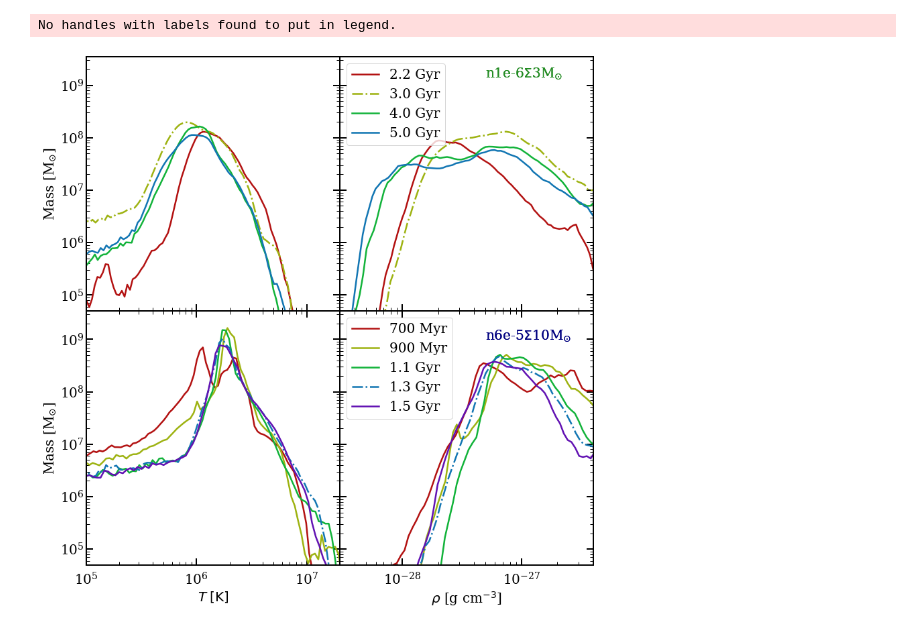
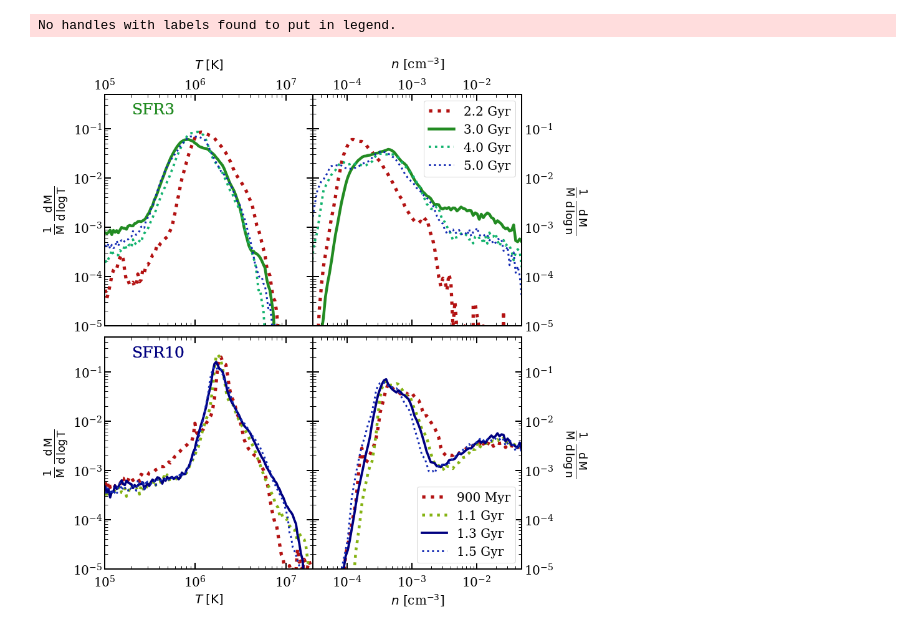
Before and after one commit to aditivijayan/CGM, a Jupyter notebook: PlotsForPaper/PlotSpectra/time_series.ipynb, the cells around one changed output. Saved outputs shown, nothing was run; the diff lists cells and outputs as text; code cells hidden in the pictures.

```diff
--- a/PlotsForPaper/PlotSpectra/time_series.ipynb
+++ b/PlotsForPaper/PlotSpectra/time_series.ipynb
@@ -29,13 +29,14 @@ plt.rcParams['ytick.direction']='in'
 plt.rcParams['lines.linewidth'] = 2.5
 from matplotlib.ticker import MultipleLocator
 # %%
-base     = "/home/aditiv/CGM/Pyxsim/Spectra/"
+base     = "/mnt/lustre/ast2/astadit/CGM/Pyxsim/Spectra/"
 Msun     = 2.e33
+mp       = 1.67e-24
 folder   = ["HR_0821_1e-6_SFR3/", "HR_0821_n6e-5_T1e6_hse_SFR10_Rsf2kpc/"]
 
 filename = ["DD0220/", "DD0300/",  "DD0400/",  "DD0500/",\
-            "DD0070/", "DD0090/", "DD0110/", "DD0130/", "DD0150/"]
+            "DD0090/", "DD0110/", "DD0130/", "DD0150/"]
 
-time = [['2.2 Gyr', '3.0 Gyr', '4.0 Gyr', '5.0 Gyr', ''],\
-        ['700 Myr', '900 Myr', '1.1 Gyr', '1.3 Gyr', '1.5 Gyr']]
+time = [['2.2 Gyr', '3.0 Gyr', '4.0 Gyr', '5.0 Gyr'],\
+        ['900 Myr', '1.1 Gyr', '1.3 Gyr', '1.5 Gyr']]
 time = np.asarray(time)
@@ -46,71 +43,105 @@ time[1,1]
 # %%
 i = 0
+ll = ['-.', ':', '-*', '--', '-o', '-^']
 
 hsv2rgb = lambda hue: mcolors.hsv_to_rgb([hue,0.9,0.7])
-hues = np.linspace(0, 1.5, len(filename))
+hues = np.linspace(0, 1.5, 8)
 colors = [hsv2rgb(hue) for hue in hues]
 
-label   = ['n1e-6$\Sigma$3M$_{\odot}$', 'n6e-5$\Sigma$10M$_{\odot}$', ]
+label   = [r'SFR3', r'SFR10', ]
 short   = ["ldlsfr","hdhsfr" ]
 color = ['forestgreen', 'navy', 'darkmagenta']
 
 
 colors = [hsv2rgb(hue) for hue in hues]
-f, ax = plt.subplots(2, 2, figsize=(12,12), gridspec_kw = {'wspace':0, 'hspace':0})
+f, ax = plt.subplots(2, 2, figsize=(12,14), gridspec_kw = {'wspace':0, 'hspace':0.05})
 j = 0
 
 for i in range(2):
-
+    lw = 5.25
     j = 0
     hsv2rgb = lambda hue: mcolors.hsv_to_rgb([hue,0.9,0.7])
     hues = np.linspace(0, 2.5, len(time[i]))
     for file in filename:
 
         file_loc = base + folder[i] + file
 
         if(os.path.exists(file_loc)):
 
             temp    = np.loadtxt(file_loc + "temp_cellm.txt",usecols=0)
             masst   = np.loadtxt(file_loc + "temp_cellm.txt",usecols=1)
 
             dens    = np.loadtxt(file_loc + "dens_cellm.txt",usecols=0)
             massd   = np.loadtxt(file_loc + "dens_cellm.txt",usecols=1)
-            if([i,j]==[0,1] or [i,j]==[1,3]): ls = '-.'
-            else:     ls = '-'
-            ax[i,1].plot(dens, massd/Msun, ls = ls, color=colors[j],  label=time[i,j])
-            ax[i,0].plot(temp, masst/Msun, ls = ls, color=colors[j])
+            if([i,j]==[0,1] or [i,j]==[1,2]):
+                ls = '-'
+                rang = color[i]
+            else:
+                ls = ':'
+                rang = colors[j]
+            ax[i,1].plot(dens/mp, massd/np.sum(massd), ls = ls, color=rang,  label=time[i,j], lw = lw)
+            ax[i,0].plot(temp, masst/np.sum(massd), ls = ls, color=rang, lw = lw)
             j = j + 1
+            lw = lw - 0.75
+
 
     plt.setp(ax,'yscale','log')
     plt.setp(ax,'xscale','log')
-    plt.setp(ax[:,1],'yticklabels', '')
-    plt.setp(ax[0,0],'xticklabels', '')
-    plt.setp(ax, 'ylim',(1.e38/Msun,7.e42/Msun))
+#     plt.setp(ax[:,1],'yticklabels', '')
+#     plt.setp(ax[0,0],'xticklabels', '')
+    plt.setp(ax, 'ylim',(1.e-5,0.5))
+#     plt.setp(ax[0,:], 'ylim',(1.e-5,1.))
+
     plt.setp(ax[:,0], 'xlim',(1.e5,2.e7))
-    plt.setp(ax[:,1], 'xlim',(3.e-29,4.e-27))
+    plt.setp(ax[:,1], 'xlim',(3.e-5,5.e-2))
+
     plt.subplots_adjust(wspace=None)
-    ax[0,1].legend(loc = 'upper left')
-    ax[1,1].legend(loc = 'upper left')
-    ax[0,1].tick_params(axis='y', which='both', left=True)
-    ax[0,1].tick_params(axis='y', which='both', right=True)
+
+    ax[0,1].legend(loc = 'upper right')
+    ax[1,1].legend(loc = 'lower right')
+
+
     ax[0,0].tick_params(axis='y', which='both', right=True)
-    ax[1,1].tick_params(axis='y', which='both', right=True)
+    ax[0,0].tick_params(axis='x', which='both', bottom=True, top = True, labelbottom=False, labeltop=True)
+    ax[0,0].set_ylabel(r"$\frac{1}{\rm M}\,\frac{\rm d\, M}{\rm d\, log\,T}$", fontsize=25)
+#     ax[0,0].xaxis.set_label_position("top")
+
+    ax[0,1].tick_params(axis='y', which='both', left=True, labelright = True, labelleft = False)
+    ax[0,1].tick_params(axis='x', which='both', bottom=True, top = True, labeltop=True, labelbottom=False)
+    ax[0,1].set_ylabel(r"$\frac{1}{\rm M}\,\frac{\rm d\, M}{\rm d\, log\,n}$", rotation=270, fontsize=25, labelpad=55)
+    ax[0,1].yaxis.set_label_position("right")
+
+
+
     ax[1,0].tick_params(axis='y', which='both', right=True)
     ax[1,0].tick_params(axis='x', which='both', pad=10, top=True)
+    ax[1,0].set_ylabel(r"$\frac{1}{\rm M}\,\frac{\rm d\, M}{\rm d\, log\,T}$", fontsize=25)
+
+
     ax[1,1].tick_params(axis='x', which='both', pad=10, top=True)
-#     ax[1,0].set_xlabel('x', labelpad=15)
-    ax[0,0].set_xlabel('', labelpad=15)
+    ax[1,1].tick_params(axis='y', which='both', right=True, labelright = True, labelleft = False)
+    ax[1,1].set_ylabel(r"$\frac{1}{\rm M}\,\frac{\rm d\, M}{\rm d\, log\,n}$", rotation=270, fontsize=25, labelpad=55)
+    ax[1,1].yaxis.set_label_position("right")
+
+    ax[0,0].set_xlabel(r'$T\;[{\rm K}]$', labelpad=15)
+    ax[0,0].xaxis.set_label_position("top")
     plt.setp(ax[1,0], 'xlabel',r'$T\;[{\rm K}]$')
-    plt.setp(ax[1,1], 'xlabel',r'$\rho$ [g cm$^{-3}$]')
-    plt.setp(ax[:,0], 'ylabel',r'Mass [M$_{\odot}$]')
+
+
+    ax[0,1].set_xlabel(r'$n$ [cm$^{-3}$]', labelpad=15)
+    ax[0,1].xaxis.set_label_position("top")
+    plt.setp(ax[1,1], 'xlabel',r'$n$ [cm$^{-3}$]')
+
+
     plt.tight_layout()
-    plt.text(5e-28,1.e14,label[0], color=color[0])
-    plt.text(5e-28,1.e9,label[1], color=color[1])
+    ax[0,0].text(2.e5,2.e-1,label[0], color=color[0], fontsize=25)
+    ax[1,0].text(2.e5,2.e-1,label[1], color=color[1], fontsize=25)
+#     plt.text(9e-4,5.e-1,label[1], color=color[1])
 
-plt.savefig(short[1] + '-' + short[0] + '.pdf', bbox_inches='tight', dpi=160)
+plt.savefig('time-series-mass-dist.pdf', bbox_inches='tight', dpi=160)
 # %% [output]
 No handles with labels found to put in legend.
-[figure, old version]
+[figure, new version]
 # %%
 i = 0
 plt.rcParams['font.size']=20
```
Also changed, not shown: parts of 3 cells of this notebook, 1 other file.
